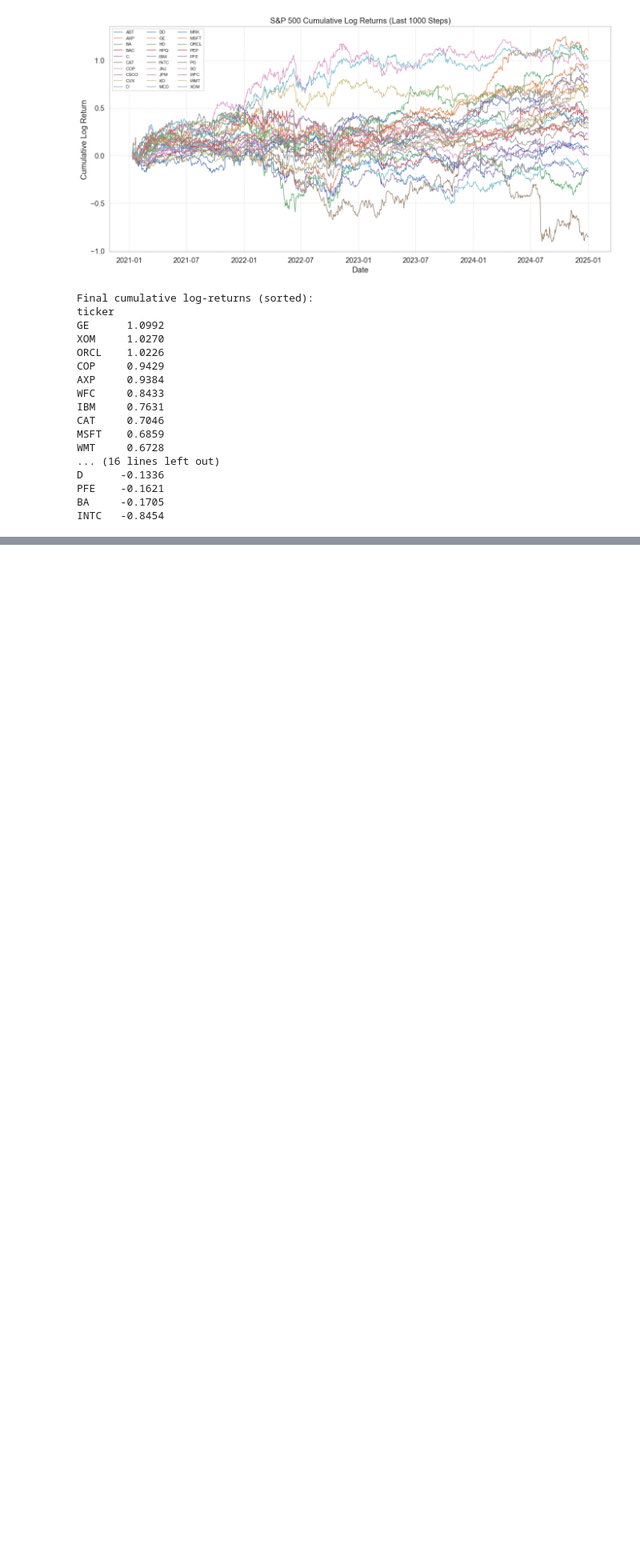
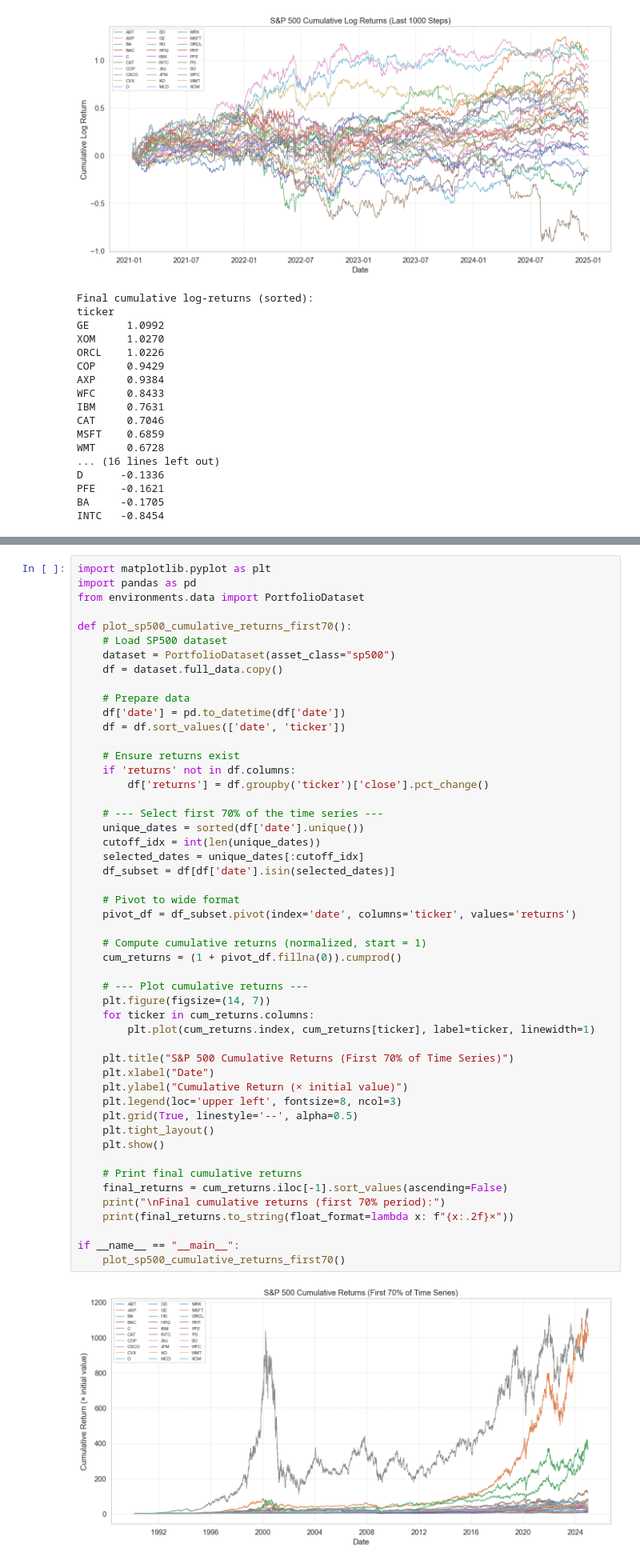
Before and after one commit to birdhouse5/Thesis, a Jupyter notebook: generate_plots.ipynb, the cells around one changed output, grey strips where cells are left out. Shown at 80% size. Drawn from its saved outputs; the diff is of its cells as text; blank space fills up the shorter version.

```diff
--- a/generate_plots.ipynb
+++ b/generate_plots.ipynb
@@ -503,3 +655,55 @@ D      -12.50%
 PFE    -14.96%
 BA     -15.67%
 INTC   -57.06%
+# %%
+import matplotlib.pyplot as plt
+import pandas as pd
+from environments.data import PortfolioDataset
+
+def plot_sp500_cumulative_returns_first70():
+    # Load SP500 dataset
+    dataset = PortfolioDataset(asset_class="sp500")
+    df = dataset.full_data.copy()
+
+    # Prepare data
+    df['date'] = pd.to_datetime(df['date'])
+    df = df.sort_values(['date', 'ticker'])
+
+    # Ensure returns exist
+    if 'returns' not in df.columns:
+        df['returns'] = df.groupby('ticker')['close'].pct_change()
+
+    # --- Select first 70% of the time series ---
+    unique_dates = sorted(df['date'].unique())
+    cutoff_idx = int(len(unique_dates))
+    selected_dates = unique_dates[:cutoff_idx]
+    df_subset = df[df['date'].isin(selected_dates)]
+
+    # Pivot to wide format
+    pivot_df = df_subset.pivot(index='date', columns='ticker', values='returns')
+
+    # Compute cumulative returns (normalized, start = 1)
+    cum_returns = (1 + pivot_df.fillna(0)).cumprod()
+
+    # --- Plot cumulative returns ---
+    plt.figure(figsize=(14, 7))
+    for ticker in cum_returns.columns:
+        plt.plot(cum_returns.index, cum_returns[ticker], label=ticker, linewidth=1)
+
+    plt.title("S&P 500 Cumulative Returns (First 70% of Time Series)")
+    plt.xlabel("Date")
+    plt.ylabel("Cumulative Return (× initial value)")
+    plt.legend(loc='upper left', fontsize=8, ncol=3)
+    plt.grid(True, linestyle='--', alpha=0.5)
+    plt.tight_layout()
+    plt.show()
+
+    # Print final cumulative returns
+    final_returns = cum_returns.iloc[-1].sort_values(ascending=False)
+    print("\nFinal cumulative returns (first 70% period):")
+    print(final_returns.to_string(float_format=lambda x: f"{x:.2f}×"))
+
+if __name__ == "__main__":
+    plot_sp500_cumulative_returns_first70()
+# %% [output]
+[figure, added]
```
Also changed, not shown: parts of 7 cells of this notebook, 2 other files.
